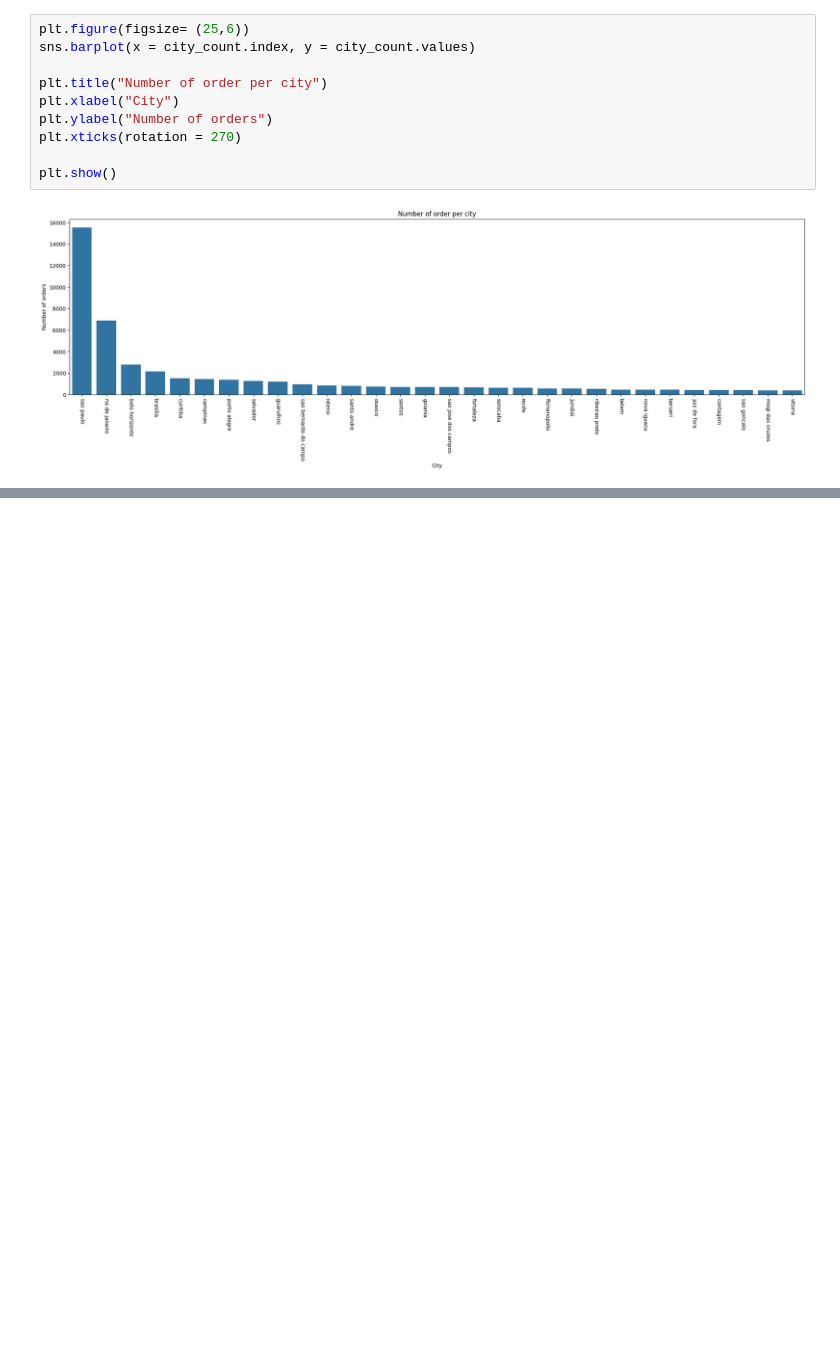
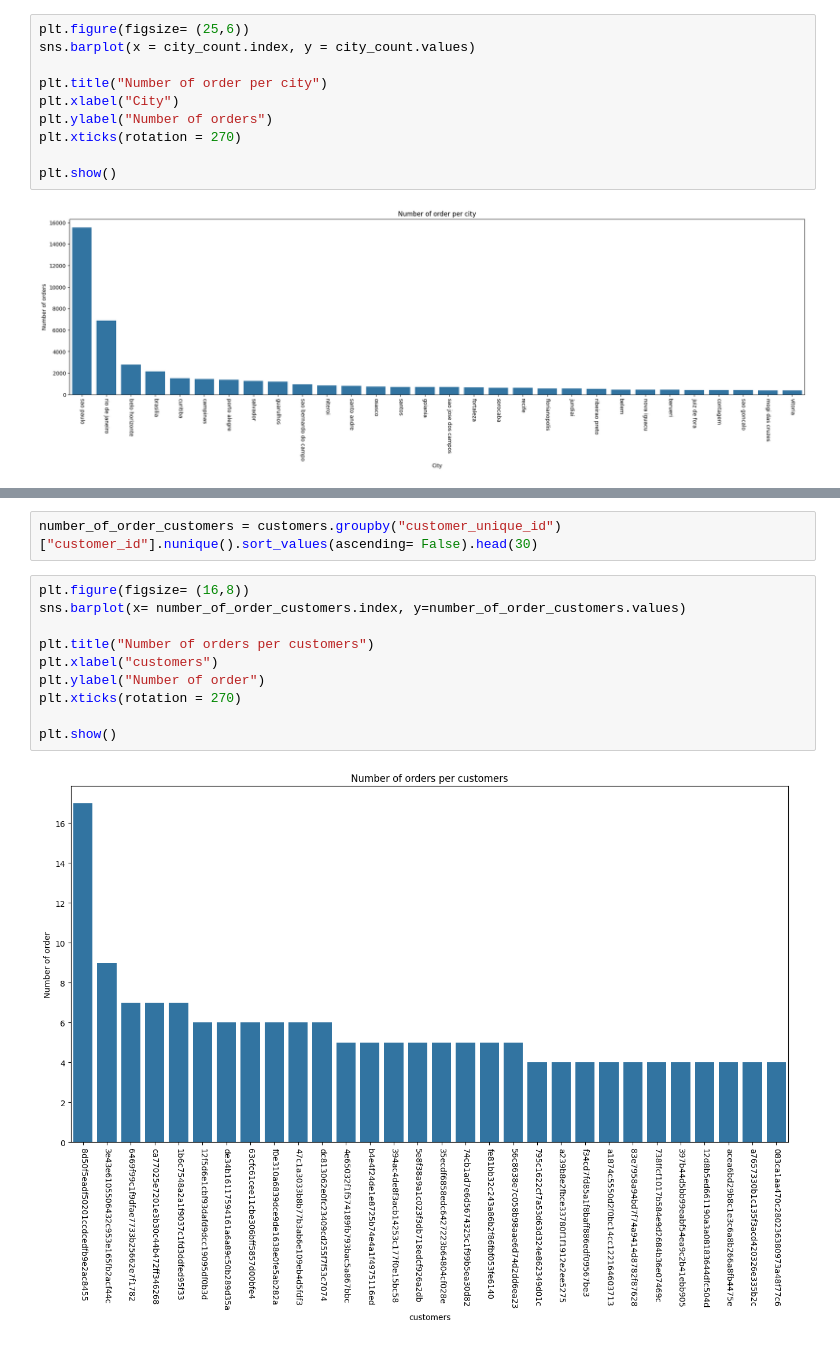
Before and after one commit to Maggydata/ecommerce-analytics-and-sales-forecasting-Dasboard, a Jupyter notebook: Notebooks/Datasets_exploration/customers_dataset_exploration.ipynb, the cells around one changed output, grey strips where cells are left out. Cells and saved outputs as stored; diff of their text form; blank space fills up the shorter version.

```diff
--- a/Notebooks/Datasets_exploration/customers_dataset_exploration.ipynb
+++ b/Notebooks/Datasets_exploration/customers_dataset_exploration.ipynb
@@ -80,0 +108,14 @@ plt.show()
+# %%
+number_of_order_customers = customers.groupby("customer_unique_id")["customer_id"].nunique().sort_values(ascending= False).head(30)
+# %%
+plt.figure(figsize= (16,8))
+sns.barplot(x= number_of_order_customers.index, y=number_of_order_customers.values)
+
+plt.title("Number of orders per customers")
+plt.xlabel("customers")
+plt.ylabel("Number of order")
+plt.xticks(rotation = 270)
+
+plt.show()
+# %% [output]
+[figure, added]
```
Also changed, not shown: parts of 4 cells of this notebook, 9 other files.
